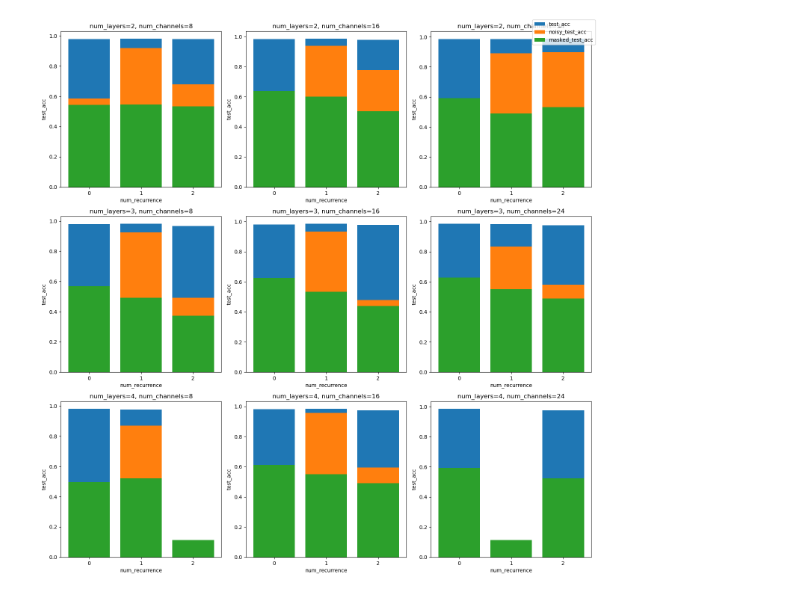
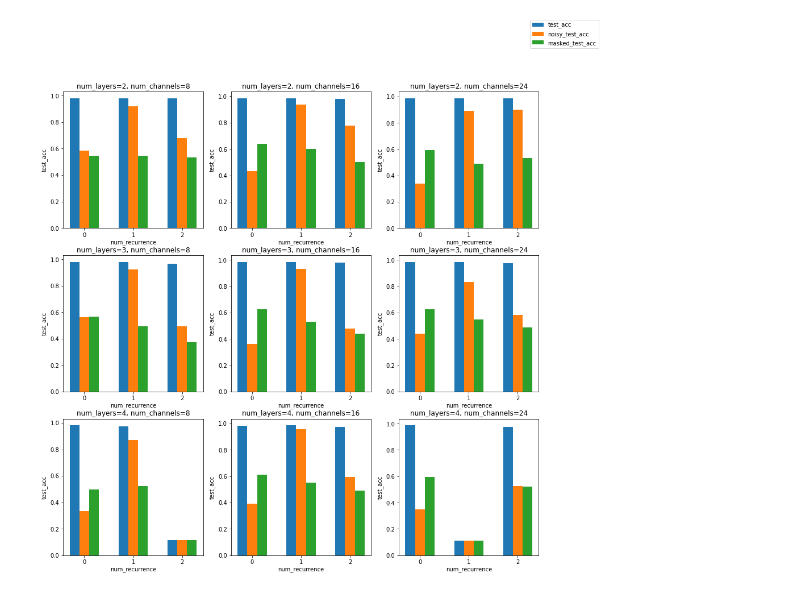
Before and after one commit to jacobyeung/recurrent-vision, a Jupyter notebook: analysis.ipynb, the cells around one changed output. Cells and saved outputs as stored; diff of their text form; code cells hidden in the pictures.

```diff
--- a/analysis.ipynb
+++ b/analysis.ipynb
@@ -8,22 +8,22 @@ plt.style.use("default")
 with open(f'./combined_list.pkl', 'rb') as f:
     combined = pkl.load(f)
 # %%
+bar_width=0.2
 fig, axes = plt.subplots(3, 3, figsize=(15, 15))
 for num_layers in range(3):
     for num_channels in range(3):
         # print(f'num_layers={num_layers}, num_recurrence={num_recurrence}')
         ax = axes[num_layers, num_channels]
         ax.set_title(f'num_layers={num_layers + 2}, num_channels={num_channels * 8 + 8}')
         ax.set_xlabel('num_recurrence')
         ax.set_ylabel('test_acc')
-        ax.bar(np.arange(3), combined['test_accs'][num_layers, :, num_channels], label='test_acc')
-        ax.bar(np.arange(3), combined['noisy_test_accs'][num_layers, :, num_channels], label='noisy_test_acc')
-        ax.bar(np.arange(3), combined['masked_test_accs'][num_layers, :, num_channels], label='masked_test_acc')
+        ax.bar(np.arange(3)-bar_width, combined['test_accs'][num_layers, :, num_channels], label='test_acc', width=bar_width)
+        ax.bar(np.arange(3), combined['noisy_test_accs'][num_layers, :, num_channels], label='noisy_test_acc', width=bar_width)
+        ax.bar(np.arange(3)+bar_width, combined['masked_test_accs'][num_layers, :, num_channels], label='masked_test_acc', width=bar_width)
         ax.set_xticks(np.arange(3))
 
 handles, labels = axes[0, 0].get_legend_handles_labels()
 fig.legend(handles, labels)
-fig.tight_layout()
 fig.savefig('accuracy.png')
 # %% [output]
-[figure, old version]
+[figure, new version]
```
